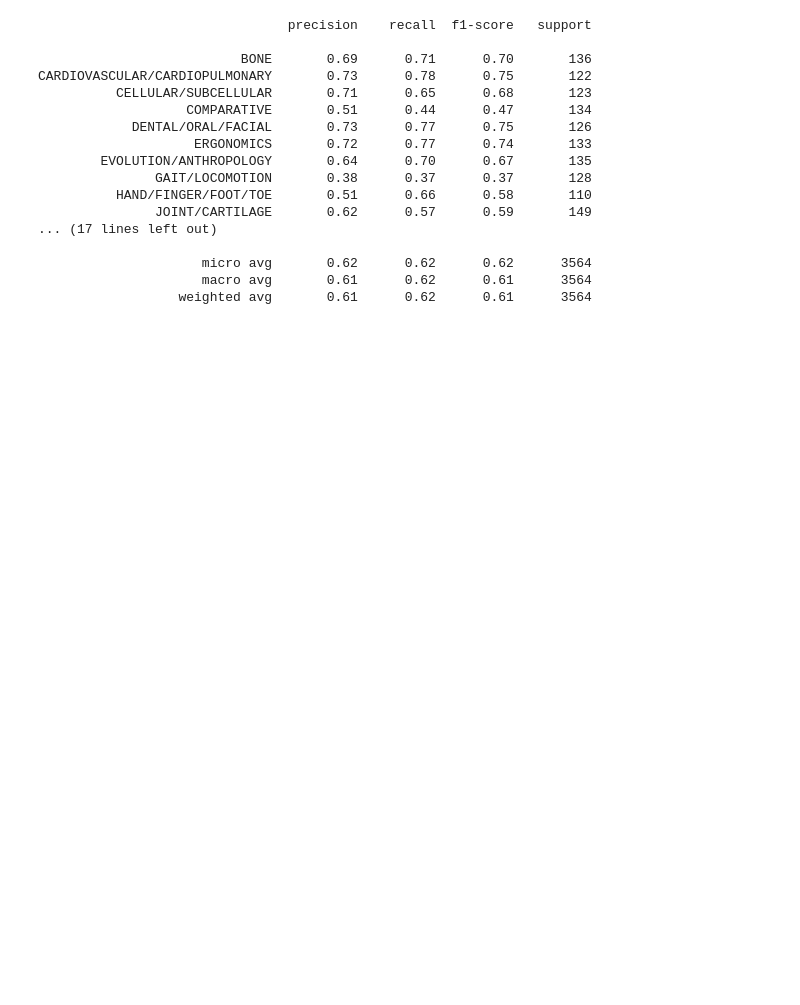
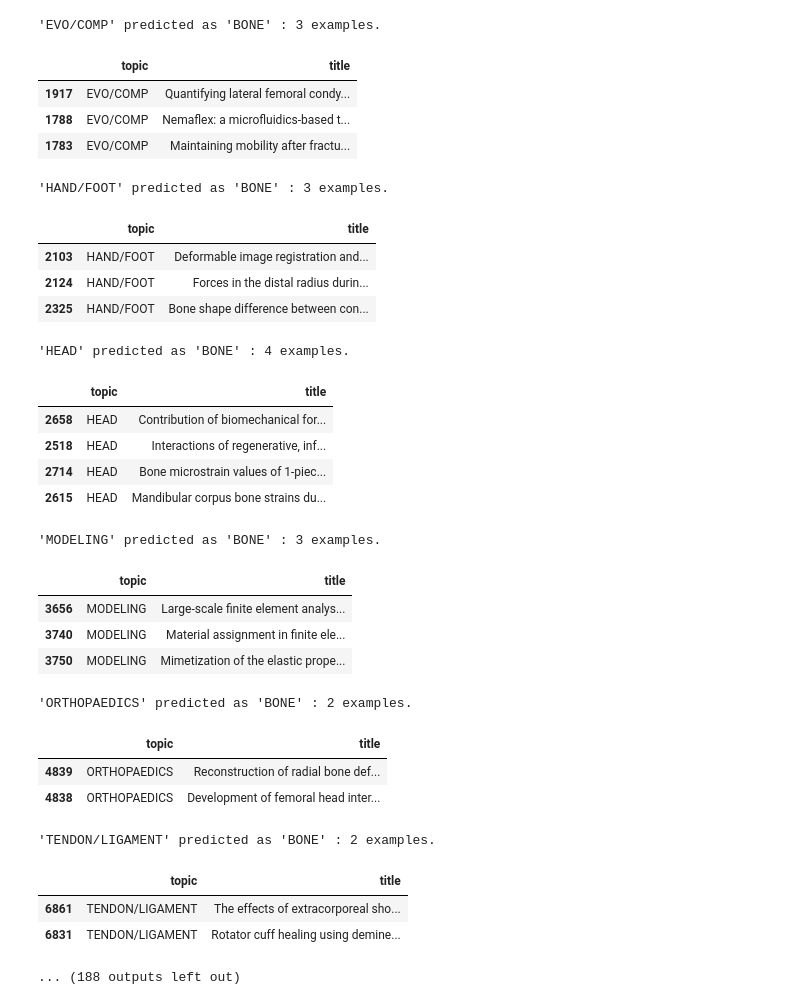
Before and after one commit to alcantarar/literature_update, a Jupyter notebook: machine learning literature search.ipynb, the cells around one changed output. Cells and saved outputs as stored; diff of their text form; code cells hidden in the pictures; blank space fills up the shorter version.

```diff
--- a/machine learning literature search.ipynb
+++ b/machine learning literature search.ipynb
@@ -414,31 +414,40 @@ plt.show()
 # %%
 from IPython.display import display
 
-# for predicted in topic_id_df.topic_id:
-#     for actual in topic_id_df.topic_id:
-#         if predicted != actual and conf_mat[actual, predicted] >= 2:
-#             print("'{}' predicted as '{}' : {} examples.".format(id_to_topic[actual], id_to_topic[predicted], conf_mat[actual, predicted]))
-#             display(df.loc[indices_test[(y_test == actual) & (y_pred == predicted)]][['topic', 'title']])
-#             print('')
-
-
-from sklearn import metrics
-print(metrics.classification_report(y_test, y_pred, target_names=df['topic'].unique()))
+for predicted in topic_id_df.topic_id:
+    for actual in topic_id_df.topic_id:
+        if predicted != actual and conf_mat[actual, predicted] >= 2:
+            print("'{}' predicted as '{}' : {} examples.".format(id_to_topic[actual], id_to_topic[predicted], conf_mat[actual, predicted]))
+            display(df.loc[indices_test[(y_test == actual) & (y_pred == predicted)]][['topic', 'title']])
+            print('')
 # %% [output]
-                                precision    recall  f1-score   support
-
-                          BONE       0.69      0.71      0.70       136
-CARDIOVASCULAR/CARDIOPULMONARY       0.73      0.78      0.75       122
-          CELLULAR/SUBCELLULAR       0.71      0.65      0.68       123
-                   COMPARATIVE       0.51      0.44      0.47       134
-            DENTAL/ORAL/FACIAL       0.73      0.77      0.75       126
-                    ERGONOMICS       0.72      0.77      0.74       133
-        EVOLUTION/ANTHROPOLOGY       0.64      0.70      0.67       135
-               GAIT/LOCOMOTION       0.38      0.37      0.37       128
-          HAND/FINGER/FOOT/TOE       0.51      0.66      0.58       110
-               JOINT/CARTILAGE       0.62      0.57      0.59       149
-... (17 lines left out)
-
-                     micro avg       0.62      0.62      0.62      3564
-                     macro avg       0.61      0.62      0.61      3564
-                  weighted avg       0.61      0.62      0.61      3564
+'EVO/COMP' predicted as 'BONE' : 3 examples.
+|  | topic | title |
+| 1917 | EVO/COMP | Quantifying lateral femoral condy... |
+| 1788 | EVO/COMP | Nemaflex: a microfluidics-based t... |
+| 1783 | EVO/COMP | Maintaining mobility after fractu... |
+'HAND/FOOT' predicted as 'BONE' : 3 examples.
+|  | topic | title |
+| 2103 | HAND/FOOT | Deformable image registration and... |
+| 2124 | HAND/FOOT | Forces in the distal radius durin... |
+| 2325 | HAND/FOOT | Bone shape difference between con... |
+'HEAD' predicted as 'BONE' : 4 examples.
+|  | topic | title |
+| 2658 | HEAD | Contribution of biomechanical for... |
+| 2518 | HEAD | Interactions of regenerative, inf... |
+| 2714 | HEAD | Bone microstrain values of 1-piec... |
+| 2615 | HEAD | Mandibular corpus bone strains du... |
+'MODELING' predicted as 'BONE' : 3 examples.
+|  | topic | title |
+| 3656 | MODELING | Large-scale finite element analys... |
+| 3740 | MODELING | Material assignment in finite ele... |
+| 3750 | MODELING | Mimetization of the elastic prope... |
+'ORTHOPAEDICS' predicted as 'BONE' : 2 examples.
+|  | topic | title |
+| 4839 | ORTHOPAEDICS | Reconstruction of radial bone def... |
+| 4838 | ORTHOPAEDICS | Development of femoral head inter... |
+'TENDON/LIGAMENT' predicted as 'BONE' : 2 examples.
+|  | topic | title |
+| 6861 | TENDON/LIGAMENT | The effects of extracorporeal sho... |
+| 6831 | TENDON/LIGAMENT | Rotator cuff healing using demine... |
+... (188 outputs left out)
```
Also changed, not shown: parts of 7 cells of this notebook, 4 other files.
